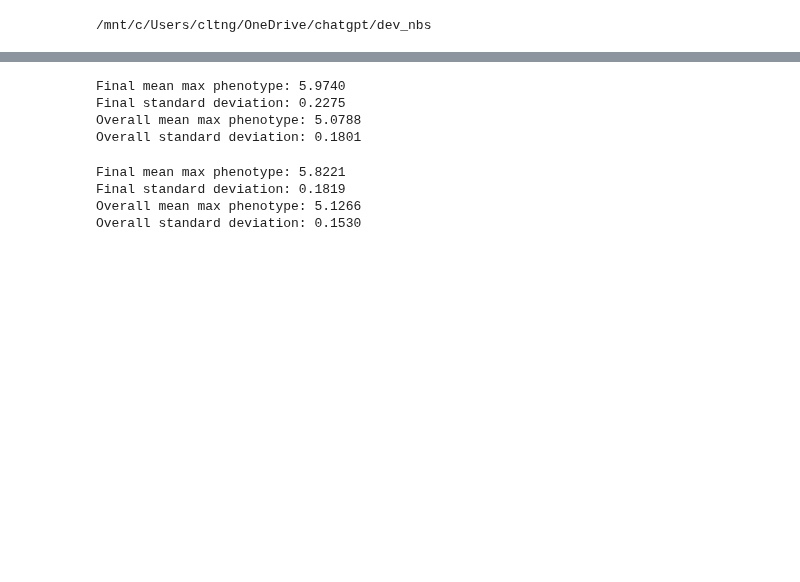
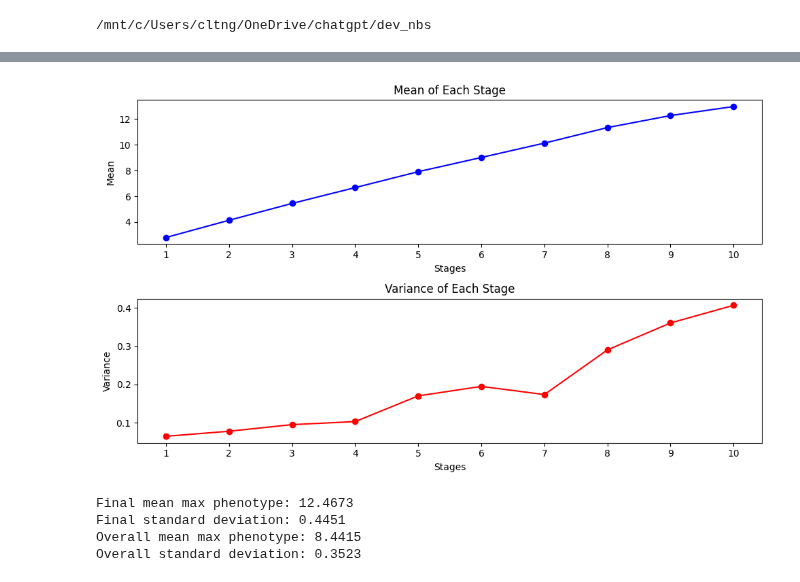
Before and after one commit to cjGO/ChewC, a Jupyter notebook: dev_nbs/ChewCuda.ipynb, the cells around one changed output, grey strips where cells are left out. Saved outputs shown, nothing was run; the diff lists cells and outputs as text; code cells hidden in the pictures; blank space fills up the shorter version.

```diff
--- a/dev_nbs/ChewCuda.ipynb
+++ b/dev_nbs/ChewCuda.ipynb
@@ -499,12 +493,11 @@ def get_constant_action_baseline(env, num_reps=30):
 
     return best_action, best_mean_max_phenotype, best_results
 # %%
-max_generations=5
-total_timesteps = 2000000
-config = SimulationConfig(n_markers=150, starting_parents=1,pop_size=100)
+max_generations= 7
+total_timesteps = max_generations*100000
+config = SimulationConfig(n_markers=200, starting_parents=2,pop_size=200,sparse_reward=False,seed=223)
 SP = SimParams(config)
 
 env = SelectionIntensityEnvironment(SP, config, max_generations=max_generations)
 best_action, best_mean_max_phenotype, baseline_results = get_constant_action_baseline(env,)
 print(best_action, best_mean_max_phenotype)
-model = PPO("MultiInputPolicy", env, device='cuda', verbose=1, tensorboard_log=tensorboard_log)
@@ -539,7 +531,47 @@ def evaluate_model(model, env, num_episodes=10):
 
     return np.array(max_phenotypes)
 
-tss = evaluate_model(model, env, num_episodes=10000)
+tss = evaluate_model(model, env, num_episodes=100)
+# %%
+import numpy as np
+import matplotlib.pyplot as plt
+
+# Create a random numpy tensor of shape (10000, 5) for demonstration
+data = tss
+
+# Calculate the mean and variance for each of the 5 stages
+means = np.mean(data, axis=0)
+variances = np.var(data, axis=0)
+
+# Define the stages
+stages = np.arange(1, 11)
+
+# Plot the mean and variance
+plt.figure(figsize=(10, 6))
+
+# Plot mean
+plt.subplot(2, 1, 1)
+plt.plot(stages, means, marker='o', linestyle='-', color='b')
+plt.title('Mean of Each Stage')
+plt.xlabel('Stages')
+plt.ylabel('Mean')
+plt.xticks(stages)
+
+# Plot variance
+plt.subplot(2, 1, 2)
+plt.plot(stages, variances, marker='o', linestyle='-', color='r')
+plt.title('Variance of Each Stage')
+plt.xlabel('Stages')
+plt.ylabel('Variance')
+plt.xticks(stages)
+
+# Adjust layout
+plt.tight_layout()
+
+# Show plot
+plt.show()
+# %% [output]
+[figure, added]
 # %%
 import matplotlib.pyplot as plt
 import numpy as np
@@ -564,7 +596,7 @@ def evaluate_fixed_actions(env, action_list, num_episodes=1000):
     return np.array(max_phenotypes)
 
 # Define your action list
-action_list = [.084,.084,.084,.084,.084]
+action_list = np.ones(max_generations) * best_action
 
 # Evaluate the model with fixed actions
 results = evaluate_fixed_actions(env, action_list, num_episodes=1000)
@@ -578,28 +610,7 @@ print(f"Final standard deviation: {std_results[-1]:.4f}")
 print(f"Overall mean max phenotype: {np.mean(mean_results):.4f}")
 print(f"Overall standard deviation: {np.mean(std_results):.4f}")
 # %% [output]
-Final mean max phenotype: 5.9740
-Final standard deviation: 0.2275
-Overall mean max phenotype: 5.0788
-Overall standard deviation: 0.1801
+Final mean max phenotype: 12.4673
+Final standard deviation: 0.4451
+Overall mean max phenotype: 8.4415
+Overall standard deviation: 0.3523
-# %%
-
-# Define your action list
-action_list = [.02,.084,.084,.44,.084]
-
-# Evaluate the model with fixed actions
-results = evaluate_fixed_actions(env, action_list, num_episodes=1000)
-
-# Calculate mean and standard deviation
-mean_results = np.mean(results, axis=0)
-std_results = np.std(results, axis=0)
-# Print some statistics
-print(f"Final mean max phenotype: {mean_results[-1]:.4f}")
-print(f"Final standard deviation: {std_results[-1]:.4f}")
-print(f"Overall mean max phenotype: {np.mean(mean_results):.4f}")
-print(f"Overall standard deviation: {np.mean(std_results):.4f}")
-# %% [output]
-Final mean max phenotype: 5.8221
-Final standard deviation: 0.1819
-Overall mean max phenotype: 5.1266
-Overall standard deviation: 0.1530
```
Also changed, not shown: parts of 7 cells of this notebook.
